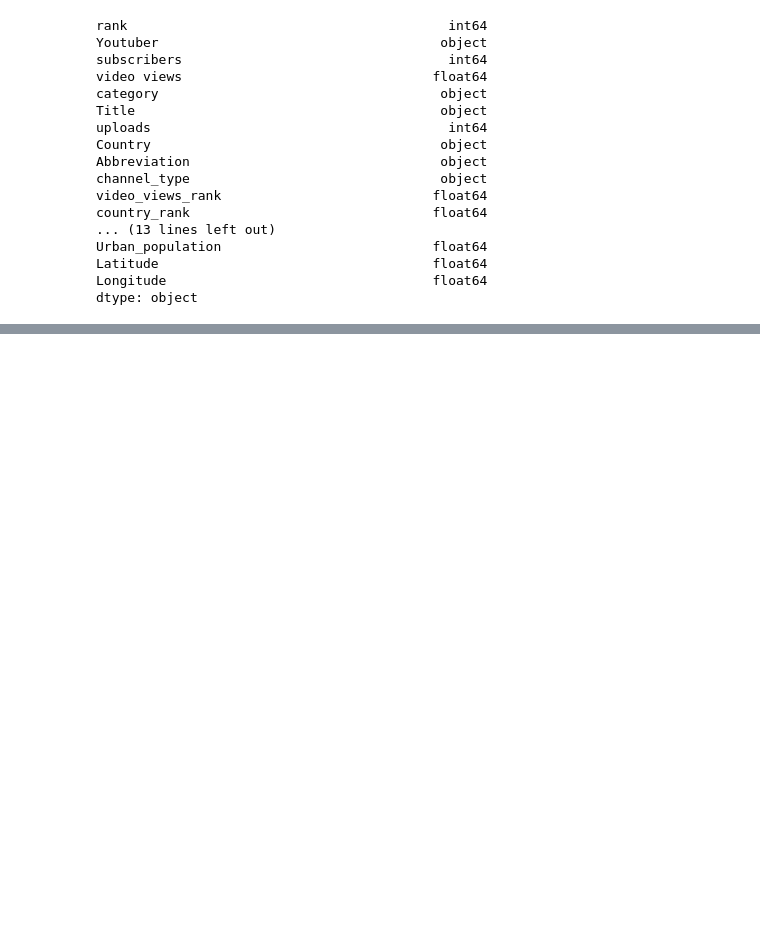
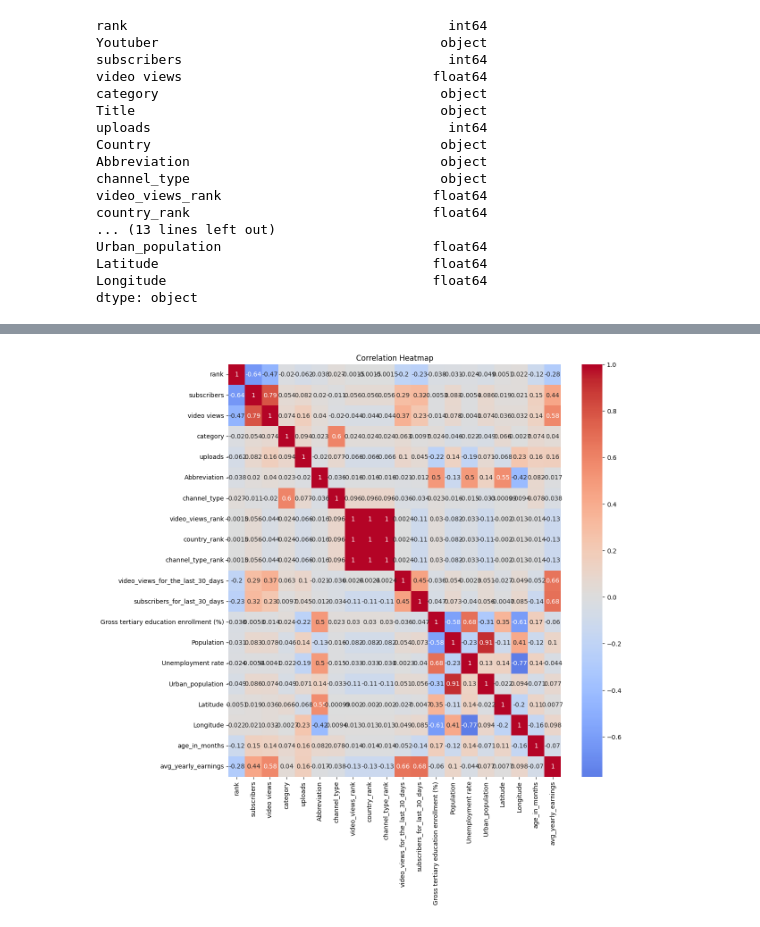
Before and after one commit to Devilsam12/yt_eda, a Jupyter notebook: nb.ipynb, the cells around one changed output, grey strips where cells are left out. Saved outputs shown, nothing was run; the diff lists cells and outputs as text; code cells hidden in the pictures; blank space fills up the shorter version.

```diff
--- a/nb.ipynb
+++ b/nb.ipynb
@@ -94,0 +133,4 @@ KeyError: 'country'
+# %%
+post_viz.plot_heatmap()
+# %% [output]
+[figure, added]
```
Also changed, not shown: parts of 15 cells of this notebook, 2 other files.
